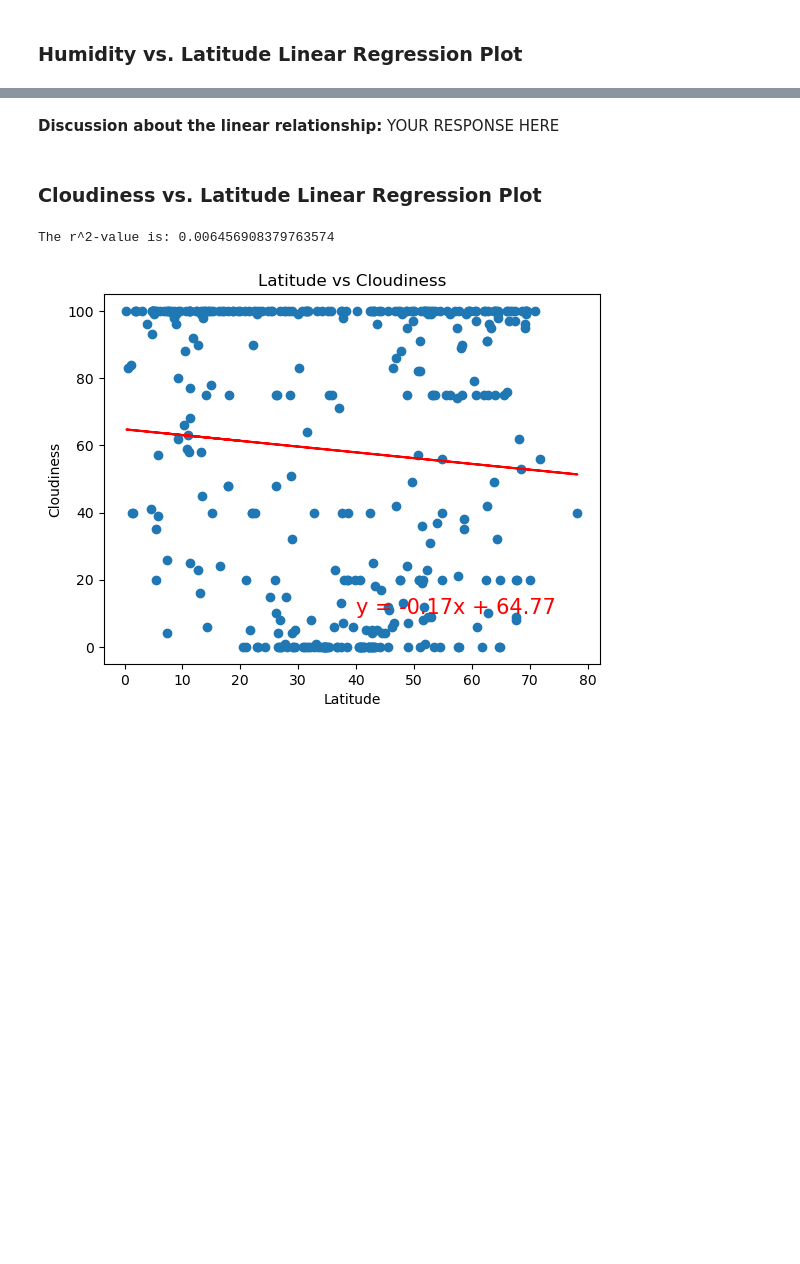
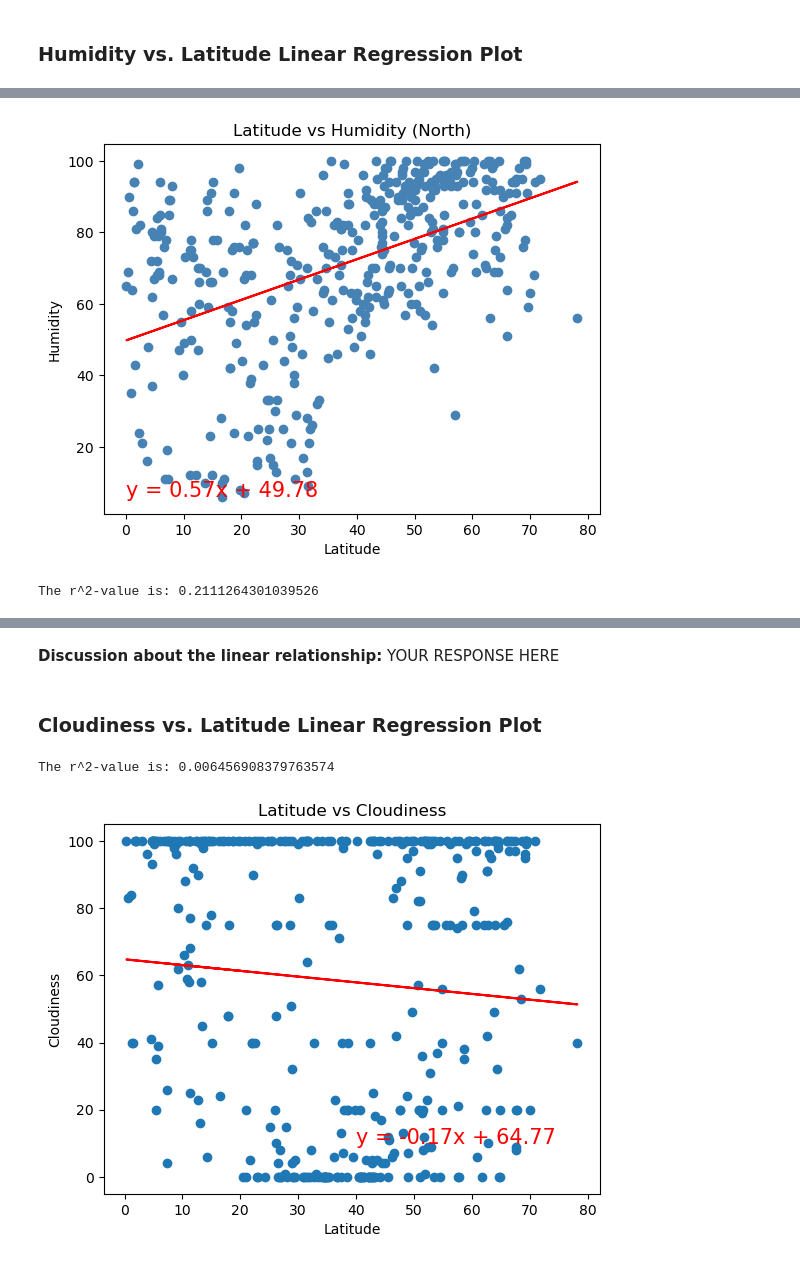
Before and after one commit to sarahryan0413/python-api-challenge, a Jupyter notebook: Notebooks/WeatherPy.ipynb, the cells around one changed output, grey strips where cells are left out. Drawn from its saved outputs; the diff is of its cells as text; code cells hidden in the pictures; blank space fills up the shorter version.

```diff
--- a/Notebooks/WeatherPy.ipynb
+++ b/Notebooks/WeatherPy.ipynb
@@ -428,0 +422,17 @@ The r^2-value is: 0.00014367159540169783
+# %%
+# Linear regression on Northern Hemisphere
+
+# Call the function for linear regression plot
+north_temp_lat = linear_regression_plot(
+    northern_hemi_df["Lat"],
+    northern_hemi_df["Humidity"],
+    "Latitude",
+    "Humidity",
+    "Latitude vs Humidity (North)")
+
+plt.show()
+
+print(f"The r^2-value is: {north_temp_lat}")
+# %% [output]
+[figure, added]
+The r^2-value is: 0.2111264301039526
```
Also changed, not shown: parts of 5 cells of this notebook, 1 other file.
